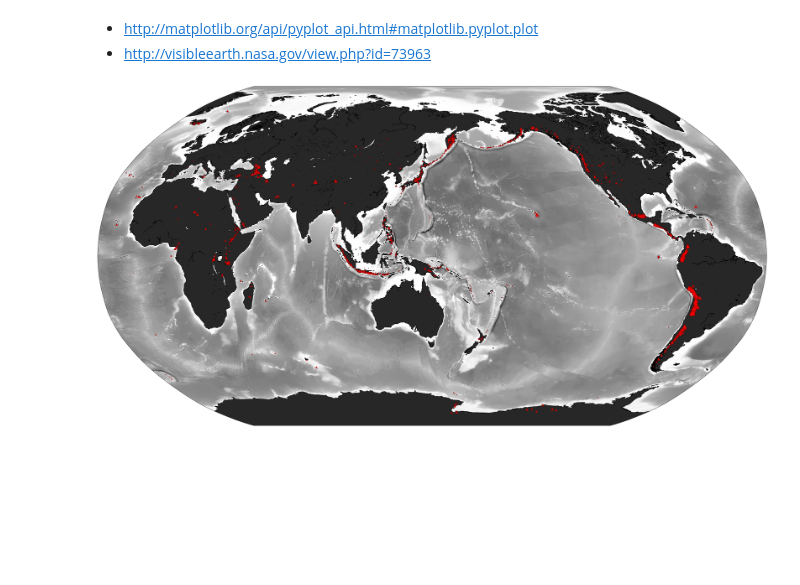
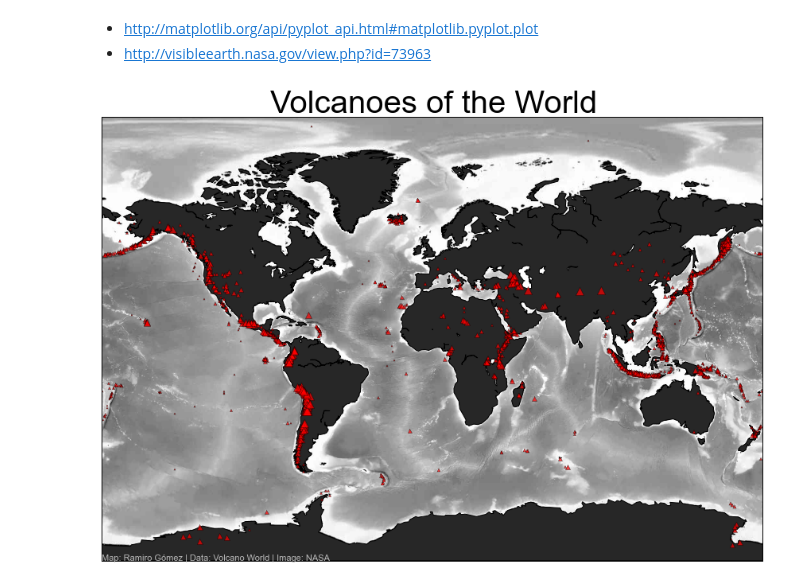
Before and after one commit to yaph/ipython-notebooks, a Jupyter notebook: Volcanoes.ipynb, the cells around one changed output. Cells and saved outputs as stored; diff of their text form; code cells hidden in the pictures; blank space fills up the shorter version.

Commit message:
volcano map

```diff
--- a/Volcanoes.ipynb
+++ b/Volcanoes.ipynb
@@ -125,29 +125,31 @@ dtype: int64
 * http://matplotlib.org/api/pyplot_api.html#matplotlib.pyplot.plot
 * http://visibleearth.nasa.gov/view.php?id=73963
 # %%
-plt.figure(figsize=(60, 40))
+plt.figure(figsize=(15, 10))
 
 min_marker_size = 2
 elevations = df_globe_values['Elevation (m)']
-bins = np.linspace(0, elevations.max(), 26)
+bins = np.linspace(0, elevations.max(), 10)
 
-marker_sizes = np.digitize(elevations, bins) + 1
+marker_sizes = np.digitize(elevations, bins) + min_marker_size
 lons = list(df_globe_values['Longitude'])
 lats = list(df_globe_values['Latitude'])
 
-map = Basemap(projection='robin', resolution='h', lat_0=0, lon_0=147)
-map.warpimage(image='img/gebco_bathy.5400x2700.jpg', scale=1)
+# South East Asia llcrnrlat=-13, urcrnrlat=28, llcrnrlon=87, urcrnrlon=147
+map = Basemap(projection='mill', llcrnrlat=-82, urcrnrlat=90, llcrnrlon=-180, urcrnrlon=180, resolution='c')
+map.warpimage(image='img/raw-bathymetry.jpg', scale=1)
 map.drawcoastlines()
 map.fillcontinents(color = '#272727')
 map.drawmapboundary()
 
 for lon, lat, msize in zip(lons, lats, marker_sizes):
     x, y = map(lon, lat)
     map.plot(x, y, '^r', markersize=msize, alpha=.7)
 
-#plt.text(-20, -84, 'Volcanoes of the World', color='#ffffff', fontsize=18)
-#plt.title('Volcanoes of the World', color='#000000', fontsize=60)
-plt.savefig('Volcanoes-of-the-World.png')
+plt.title('Volcanoes of the World', color='#000000', fontsize=40)
+plt.annotate('Map: Ramiro Gómez | Data: Volcano World | Image: NASA'.decode('utf-8'), (0, 0), color='#bbbbbb', fontsize=11)
+
+#plt.savefig('Volcanoes-of-the-World.png')
 plt.show()
 # %% [output]
-[figure, old version]
+[figure, new version]
```
Also changed, not shown: parts of 1 cell of this notebook, 1 other file.
